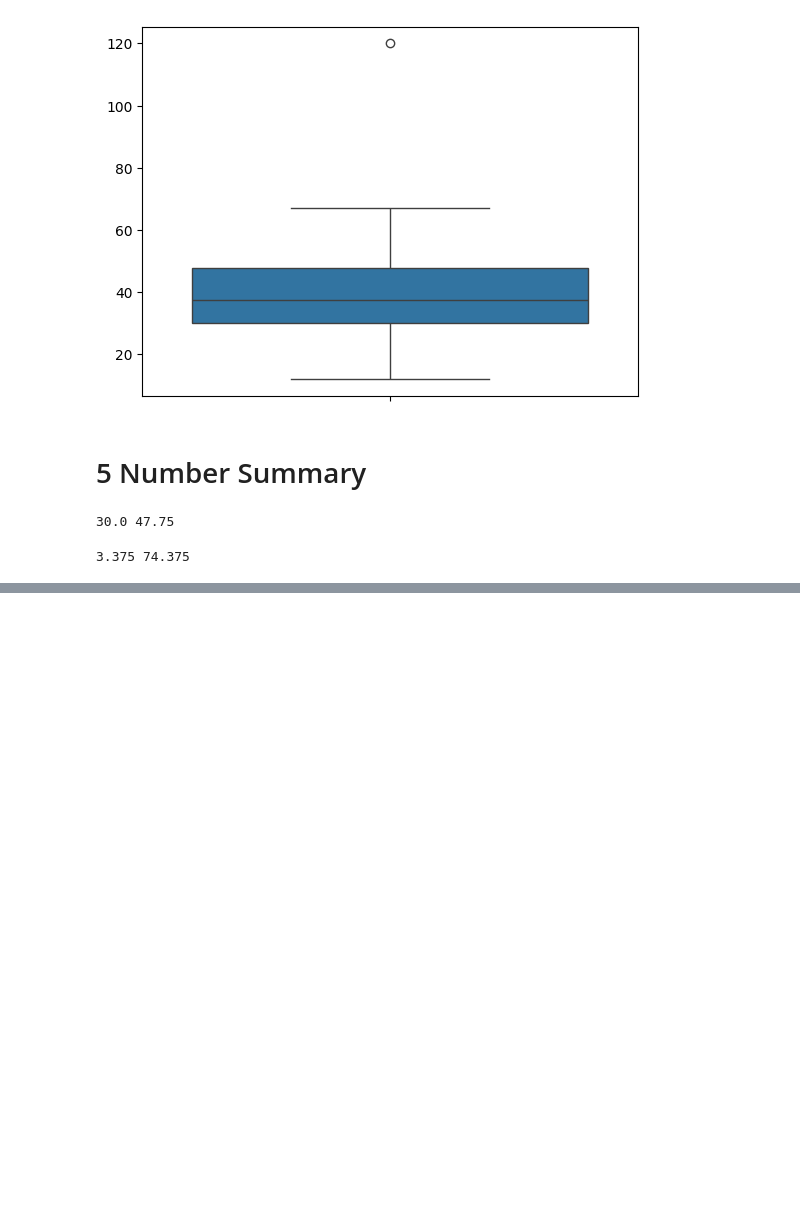
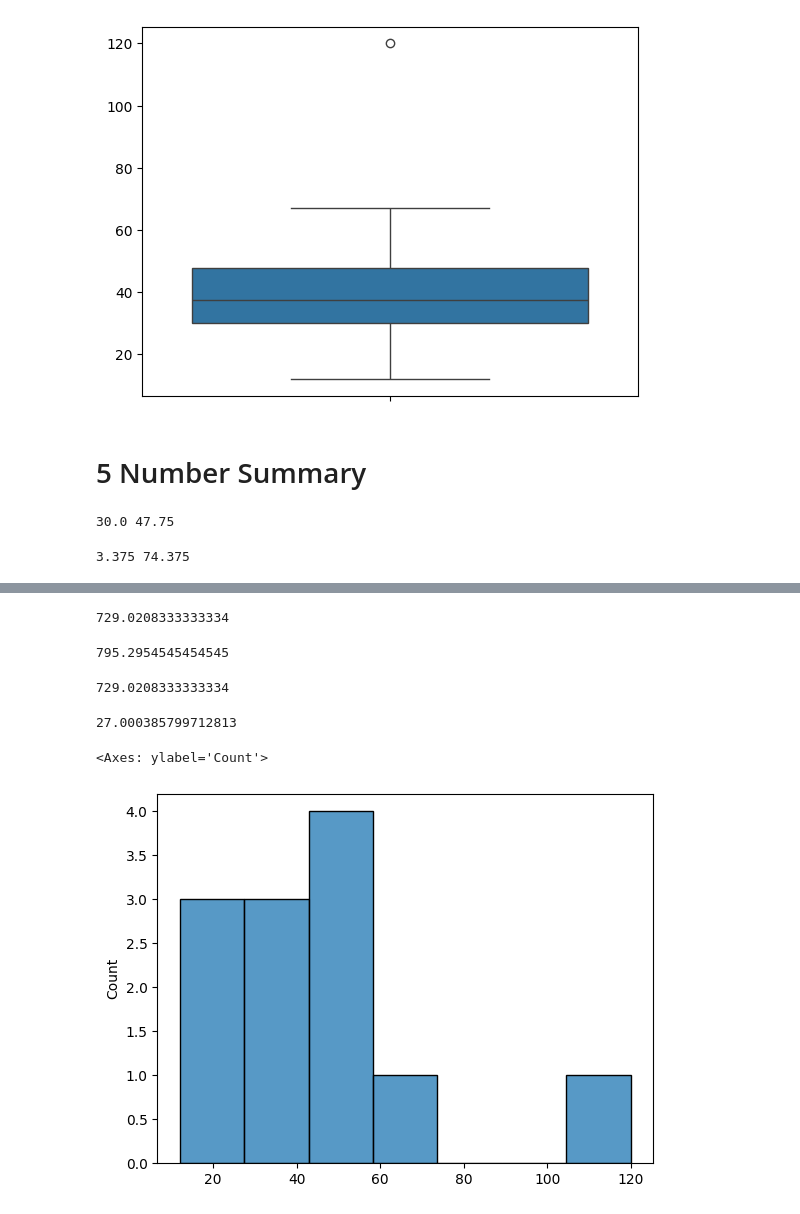
Before and after one commit to Dipak-Jagadale/Statistics, a Jupyter notebook: Measure of Central Tendency[Mean _Mode _Median].ipynb, the cells around one changed output, grey strips where cells are left out. Saved outputs shown, nothing was run; the diff lists cells and outputs as text; code cells hidden in the pictures; blank space fills up the shorter version.

Commit message:
histogram

```diff
--- a/Measure of Central Tendency[Mean _Mode _Median].ipynb
+++ b/Measure of Central Tendency[Mean _Mode _Median].ipynb
@@ -74,0 +83,4 @@ print(lower_fence, higher_fence)
+# %%
+np.var(ages,axis=0)
+# %% [output]
+729.0208333333334
@@ -74,0 +97,20 @@ print(lower_fence, higher_fence)
+# %%
+variance(ages)
+# %% [output]
+795.2954545454545
+# %%
+# .pvariance  : population variance
+statistics.pvariance(ages)
+# %% [output]
+729.0208333333334
+# %%
+import math
+math.sqrt(statistics.pvariance(ages))
+# %% [output]
+27.000385799712813
+# %%
+import seaborn as sns
+sns.histplot(ages)
+# %% [output]
+<Axes: ylabel='Count'>
+[figure, added]
```
Also changed, not shown: parts of 7 cells of this notebook.
